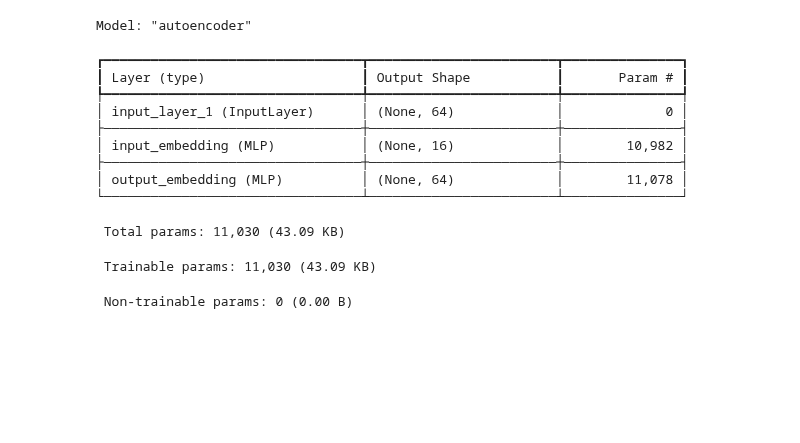
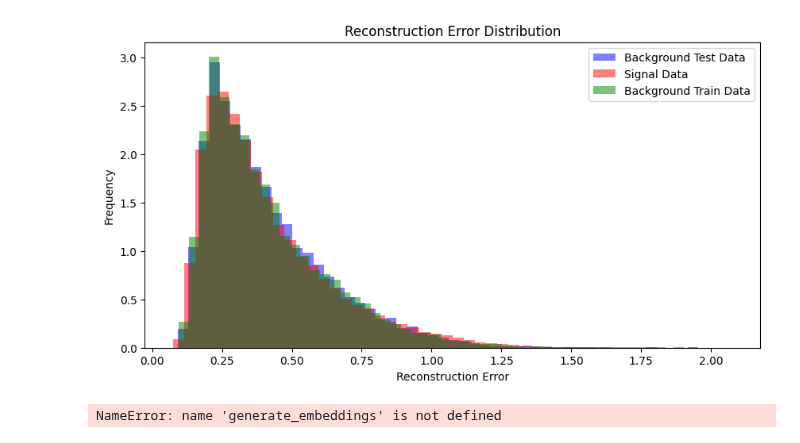
Before and after one commit to makoeppel/mu3e_gnn_trigger, a Jupyter notebook: pca_trigger.ipynb, the cells around one changed output. Cells and saved outputs as stored; diff of their text form; code cells hidden in the pictures; blank space fills up the shorter version.

```diff
--- a/pca_trigger.ipynb
+++ b/pca_trigger.ipynb
@@ -43,0 +163,4 @@ PCA(n_components=64)
+# %%
+train_bg_data, test_bg_data = sk.model_selection.train_test_split(
+    background_data, test_size=0.2, random_state=42, shuffle=True
+)
@@ -43,0 +235,2 @@ PCA(n_components=64)
+# %%
+embedded_bg_train_data = embedding_model.predict(train_bg_data[:10000])
@@ -43,0 +282,3 @@ PCA(n_components=64)
+# %%
+embedded_bg_test_data = embedding_model.predict(test_bg_data)
+embedded_signal_data = embedding_model.predict(signal_data)
@@ -43,0 +288,10 @@ PCA(n_components=64)
+# %%
+diff_bg_test = np.linalg.norm(
+    embedded_bg_test_data - autoencoder.predict(embedded_bg_test_data), axis=1
+)
+diff_signal = np.linalg.norm(
+    embedded_signal_data - autoencoder.predict(embedded_signal_data), axis=1
+)
+diff_bg_train = np.linalg.norm(
+    embedded_bg_train_data - autoencoder.predict(embedded_bg_train_data), axis=1
+)
@@ -44,3 +329,37 @@ PCA(n_components=64)
+# %%
+fig, ax = plt.subplots(figsize=(10, 5))
+ax.hist(
+    diff_bg_test,
+    bins=50,
+    alpha=0.5,
+    label="Background Test Data",
+    color="blue",
+    density=True,
+)
+ax.hist(diff_signal, bins=50, alpha=0.5, label="Signal Data", color="red", density=True)
+ax.hist(
+    diff_bg_train,
+    bins=50,
+    alpha=0.5,
+    label="Background Train Data",
+    color="green",
+    density=True,
+)
+ax.set_xlabel("Reconstruction Error")
+ax.set_ylabel("Frequency")
+ax.set_title("Reconstruction Error Distribution")
+ax.legend()
+plt.show()
+# %% [output]
+[figure, added]
 # %%
-background_pca = PCA.transform(background_data.reshape(-1, 3 * 256))
+PCA = sk.decomposition.PCA(n_components=8)
+test_split = int(background_data.shape[0] / 5 * 4)
+train_bg_data = background_data[:test_split]
+PCA.fit(train_bg_data.reshape(train_bg_data.shape[0], -1))
+background_pca = generate_embeddings(train_bg_data, PCA)
+test_bg_data = background_data[test_split:]
+test_bg_pca = generate_embeddings(test_bg_data, PCA)
+# %% [output]
+NameError: name 'generate_embeddings' is not defined
 # %%
@@ -59,21 +383,8 @@ autoencoder_model.summary()
 autoencoder_model.compile(
     optimizer=keras.optimizers.Adam(1e-2),
     loss=keras.losses.MeanSquaredError(),
-    metrics=[keras.metrics.MeanSquaredError()])
+    metrics=[keras.metrics.MeanSquaredError()],
+)
-# %% [output]
-Model: "autoencoder"
-┏━━━━━━━━━━━━━━━━━━━━━━━━━━━━━━━━━┳━━━━━━━━━━━━━━━━━━━━━━━━┳━━━━━━━━━━━━━━━┓
-┃ Layer (type)                    ┃ Output Shape           ┃       Param # ┃
-┡━━━━━━━━━━━━━━━━━━━━━━━━━━━━━━━━━╇━━━━━━━━━━━━━━━━━━━━━━━━╇━━━━━━━━━━━━━━━┩
-│ input_layer_1 (InputLayer)      │ (None, 64)             │             0 │
-├─────────────────────────────────┼────────────────────────┼───────────────┤
-│ input_embedding (MLP)           │ (None, 16)             │        10,982 │
-├─────────────────────────────────┼────────────────────────┼───────────────┤
-│ output_embedding (MLP)          │ (None, 64)             │        11,078 │
-└─────────────────────────────────┴────────────────────────┴───────────────┘
- Total params: 11,030 (43.09 KB)
- Trainable params: 11,030 (43.09 KB)
- Non-trainable params: 0 (0.00 B)
 # %%
 history = autoencoder_model.fit(
     background_pca,
```
Also changed, not shown: parts of 27 cells of this notebook, 20 other files.
